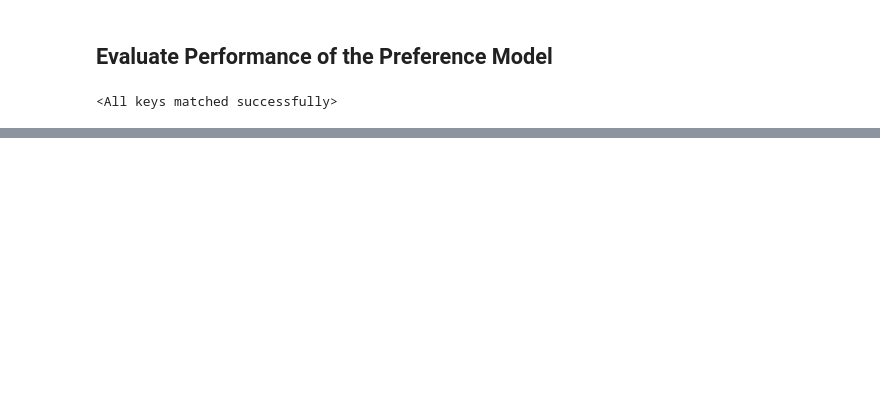
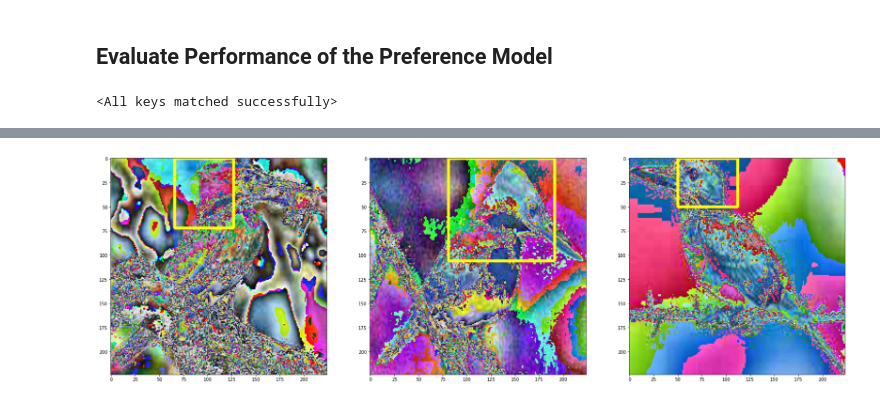
Before and after one commit to aaron-jx-li/R3-ProtoPNet, a Jupyter notebook: misc/Test Preference Model.ipynb, the cells around one changed output, grey strips where cells are left out. Saved outputs shown, nothing was run; the diff lists cells and outputs as text; code cells hidden in the pictures; blank space fills up the shorter version.

```diff
--- a/misc/Test Preference Model.ipynb
+++ b/misc/Test Preference Model.ipynb
@@ -313,0 +333,8 @@ y_pred, target
+# %%
+fig, axes = plt.subplots(1, 3, figsize=(30, 10))
+for i in range(3):
+    img = skio.imread(right_prototype +  "/nearest-" + str(i+1) + "_high_act_patch_in_original_img.png")
+    img = sk.img_as_float(img)
+    axes[i].imshow(img)
+# %% [output]
+[figure, added]
```
Also changed, not shown: parts of 25 cells of this notebook, 29 other files.
